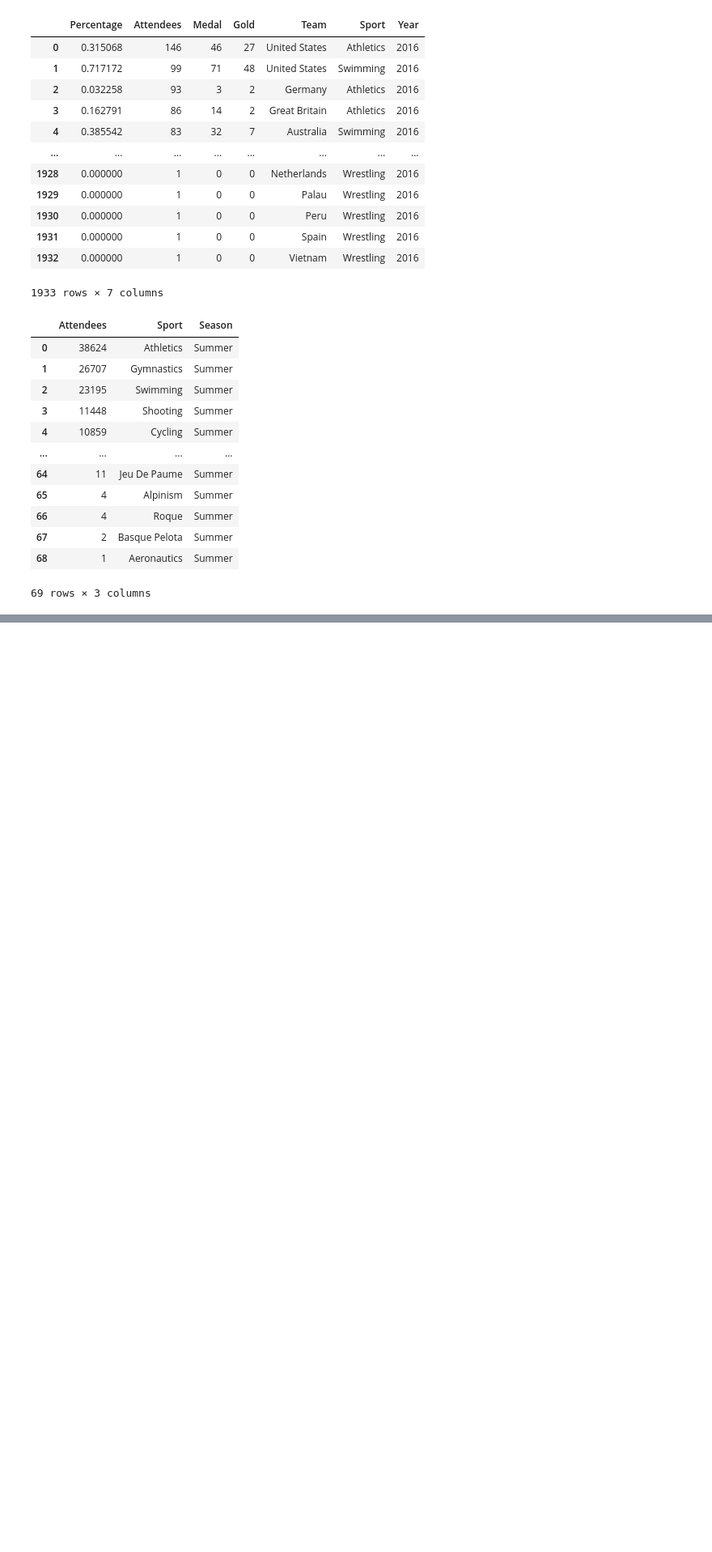
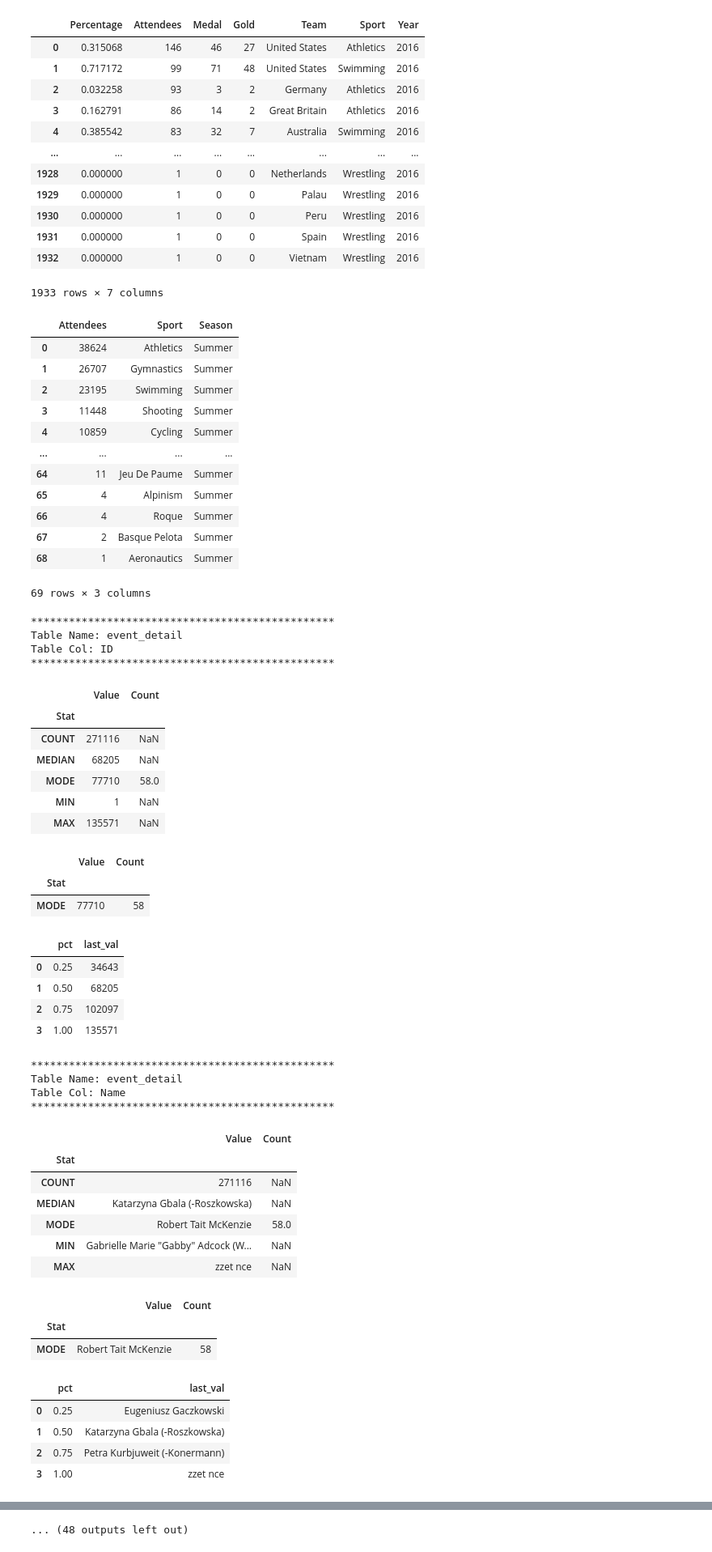
Before and after one commit to youngwolf111/ds_capstone, a Jupyter notebook: athlete_events_analysis.ipynb, the cells around one changed output, grey strips where cells are left out. Shown at 81% size. Cells and saved outputs as stored; diff of their text form; code cells hidden in the pictures; blank space fills up the shorter version.

Commit message:
Acquire descriptive stats and quartile for each column

```diff
--- a/athlete_events_analysis.ipynb
+++ b/athlete_events_analysis.ipynb
@@ -176,0 +213,79 @@ pysqldf("SELECT COUNT(Name) AS Attendees, Sport, Season FROM event_detail GROUP
+# %%
+#For 25-50-75-100 quartile range in SQL
+
+def get_iqrs(table_name, table_col):
+    query = f"""WITH percent_tbl as (
+    SELECT {table_col},
+    ntile(4) OVER(
+    ORDER BY {table_col})
+    percent
+    FROM {table_name}),
+    p_25 as (SELECT (percent * 0.25) as pct,
+         last_value({table_col})
+         over (partition by percent) last_val
+         from percent_tbl
+         where percent = 1 limit 1),
+    p_50 as (SELECT (percent * 0.25) as pct,
+         last_value({table_col})
+         over (partition by percent) last_val
+         from percent_tbl
+         where percent = 2 limit 1),
+    p_75 as (SELECT (percent * 0.25) as pct,
+         last_value({table_col})
+         over (partition by percent) last_val
+         from percent_tbl
+         where percent = 3 limit 1),
+    p_100 as (SELECT (percent * 0.25) as pct,
+         last_value({table_col})
+         over (partition by percent) last_val
+         from percent_tbl
+         where percent = 4 limit 1)
+    SELECT * FROM p_25 UNION
+    SELECT * FROM p_50 UNION
+    SELECT * FROM p_75 UNION
+    SELECT * FROM p_100; """
+    iqrs = pysqldf(query)
+    return display(pd.DataFrame(iqrs))
+# %%
+for col in event_detail.columns:
+    descriptive_stats('event_detail', col)
+    get_iqrs('event_detail', col)
+# %% [output]
+************************************************
+Table Name: event_detail
+Table Col: ID
+************************************************
+|  | Value | Count |
+| Stat |  |  |
+| COUNT | 271116 | NaN |
+| MEDIAN | 68205 | NaN |
+| MODE | 77710 | 58.0 |
+| MIN | 1 | NaN |
+| MAX | 135571 | NaN |
+|  | Value | Count |
+| Stat |  |  |
+| MODE | 77710 | 58 |
+|  | pct | last_val |
+| 0 | 0.25 | 34643 |
+| 1 | 0.50 | 68205 |
+| 2 | 0.75 | 102097 |
+| 3 | 1.00 | 135571 |
+************************************************
+Table Name: event_detail
+Table Col: Name
+************************************************
+|  | Value | Count |
+| Stat |  |  |
+| COUNT | 271116 | NaN |
+| MEDIAN | Katarzyna Gbala (-Roszkowska) | NaN |
+| MODE | Robert Tait McKenzie | 58.0 |
+| MIN | Gabrielle Marie "Gabby" Adcock (W... | NaN |
+| MAX | zzet nce | NaN |
+|  | Value | Count |
+| Stat |  |  |
+| MODE | Robert Tait McKenzie | 58 |
+|  | pct | last_val |
+| 0 | 0.25 | Eugeniusz Gaczkowski |
+| 1 | 0.50 | Katarzyna Gbala (-Roszkowska) |
+| 2 | 0.75 | Petra Kurbjuweit (-Konermann) |
+| 3 | 1.00 | zzet nce |
@@ -176,0 +311 @@ pysqldf("SELECT COUNT(Name) AS Attendees, Sport, Season FROM event_detail GROUP
+... (48 outputs left out)
```
Also changed, not shown: parts of 2 cells of this notebook.
